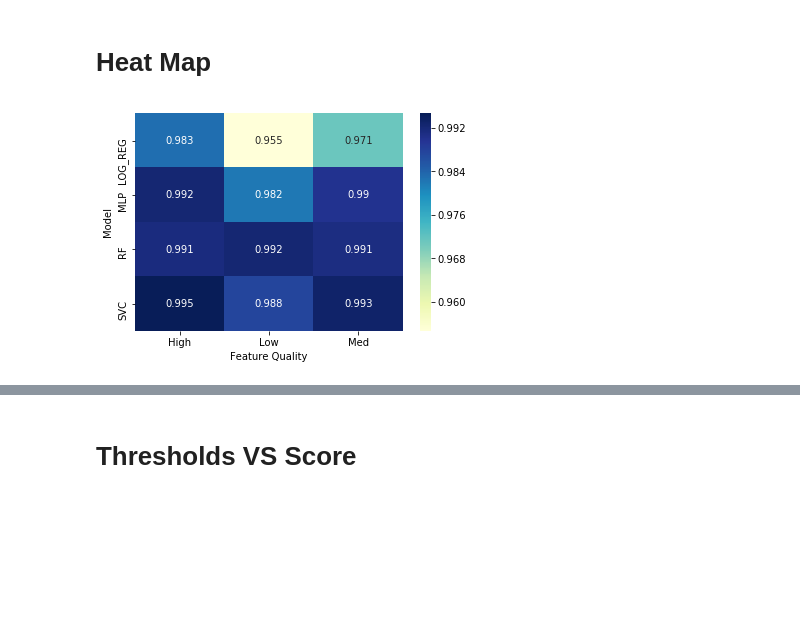
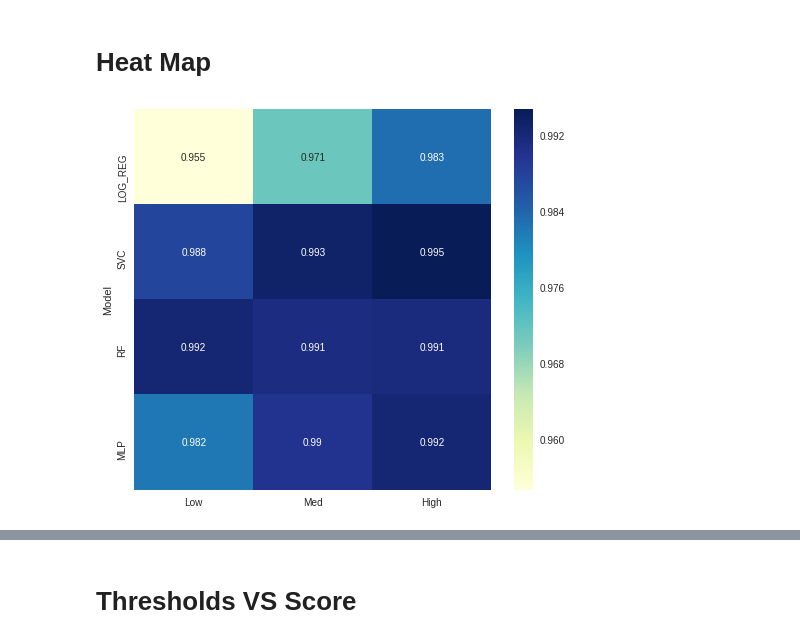
Before and after one commit to jflatorreg/maad-workflow, a Jupyter notebook: 4_data_analysis.ipynb, the cells around one changed output, grey strips where cells are left out. Saved outputs shown, nothing was run; the diff lists cells and outputs as text; code cells hidden in the pictures; blank space fills up the shorter version.

Commit message:
Mejora de la presentacion de los resultados

```diff
--- a/4_data_analysis.ipynb
+++ b/4_data_analysis.ipynb
@@ -6,6 +6,8 @@ import pandas as pd
 import seaborn as sns
 from ast import literal_eval
 import matplotlib.pyplot as plt
+plt.style.use('seaborn')
+#plt.style.use(['ggplot','seaborn-paper'])
 # %%
 path_low = './results/df_low.csv'
 path_med = './results//df_med.csv'
@@ -50,8 +52,8 @@ for i in (['LOG_REG','SVC', 'RF','MLP']):
 
     df_low = pd.DataFrame()
     df_low['Thresholds'] = literal_eval(df_data[i].Low.Thresholds)
-    df_low['Precisions'] = literal_eval(df_data[i].Low.Precisions)[:-1]
-    df_low['Recalls'] = literal_eval(df_data[i].Low.Recalls)[:-1]
+    df_low['Precisions'] = literal_eval(df_data[i].Low.Precisions)
+    df_low['Recalls'] = literal_eval(df_data[i].Low.Recalls)
     df_low['Feature Quality'] = 'Low'
     df_low['False Positives Rate'] = pd.Series(literal_eval(df_data[i].Low.False_Positives_Rate))
     df_low['True Positive Rate'] = pd.Series(literal_eval(df_data[i].Low.True_Positive_Rate))
@@ -149,13 +151,26 @@ See the caveats in the documentation: http://pandas.pydata.org/pandas-docs/stabl
   import sys
 # %% [markdown]
 # Heat Map
+# %%
+size = (8, 7)
+a4_dims = size
+palette_3 = sns.color_palette("mako_r",3)
+flatui = [ "#95a5a6", "#2ecc71", "#34495e", "#e74c3c"]
+palette_4 = sns.color_palette(flatui)
+#sns.palplot(sns.color_palette(flatui))
 # %%
 df_plot = df_data_2.pivot_table(index='Model',
                         columns='Feature Quality',
                         values='PR AUC')
+reorderlist = ['LOG_REG', 'SVC', 'RF', 'MLP']
+df_plot = df_plot.reindex(reorderlist)
+custom_dict = {'Low':0,'Med':1,'High':2}
+df_plot = pd.DataFrame(df_plot, columns=sorted(custom_dict, key=custom_dict.get))
 ax = sns.heatmap(df_plot, annot=True, fmt='.3g', cmap="YlGnBu")
+ax.figure.set_size_inches(size)
+plt.savefig('./results/graphics/HM_PR.pdf', format='pdf')
 # %% [output]
-[figure, old version]
+[figure, new version]
 # %%
 df_plot = df_data_2.pivot_table(index='Model',
                         columns='Feature Quality',
```
Also changed, not shown: parts of 34 cells of this notebook.
